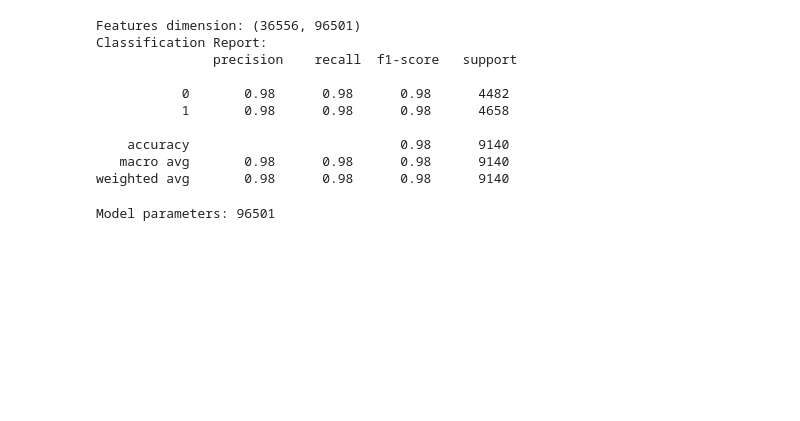
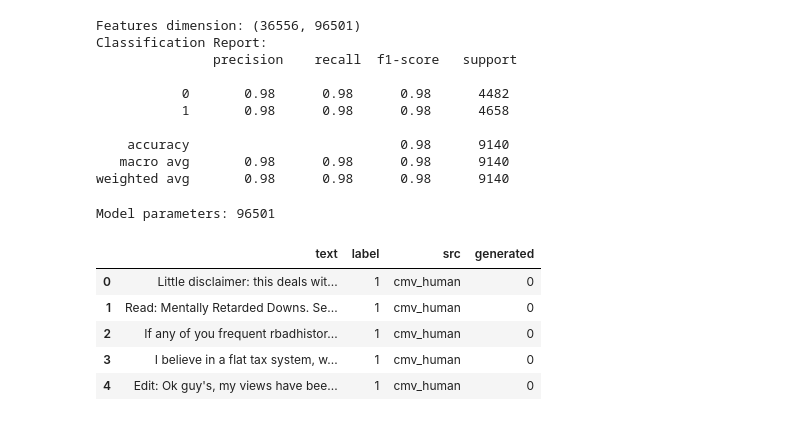
Before and after one commit to Erdnaxela3/hackathon-data-ia-hack, a Jupyter notebook: ia_vs_ai.ipynb, the cells around one changed output. Drawn from its saved outputs; the diff is of its cells as text; code cells hidden in the pictures; blank space fills up the shorter version.

```diff
--- a/ia_vs_ai.ipynb
+++ b/ia_vs_ai.ipynb
@@ -638,8 +655,19 @@ Classification Report:
     accuracy                           0.98      9140
    macro avg       0.98      0.98      0.98      9140
 weighted avg       0.98      0.98      0.98      9140
-# %%
-nb_parameters = best_model[1].coef_.shape[0]*best_model[1].coef_.shape[1]
-print("Model parameters:",nb_parameters)
-# %% [output]
-Model parameters: 96501
+# %%
+nb_parameters = model[1].coef_.shape[0]*model[1].coef_.shape[1]
+print("Model parameters:",nb_parameters)
+# %% [output]
+Model parameters: 96501
+# %%
+hack_data = pd.read_csv("data/hack_train.csv")
+hack_data["generated"] = np.where(hack_data["label"] == 0, 1, 0)
+hack_data.head()
+# %% [output]
+|  | text | label | src | generated |
+| 0 | Little disclaimer: this deals wit... | 1 | cmv_human | 0 |
+| 1 | Read: Mentally Retarded Downs. Se... | 1 | cmv_human | 0 |
+| 2 | If any of you frequent rbadhistor... | 1 | cmv_human | 0 |
+| 3 | I believe in a flat tax system, w... | 1 | cmv_human | 0 |
+| 4 | Edit: Ok guy's, my views have bee... | 1 | cmv_human | 0 |
```
Also changed, not shown: parts of 18 cells of this notebook, 1 other file.
